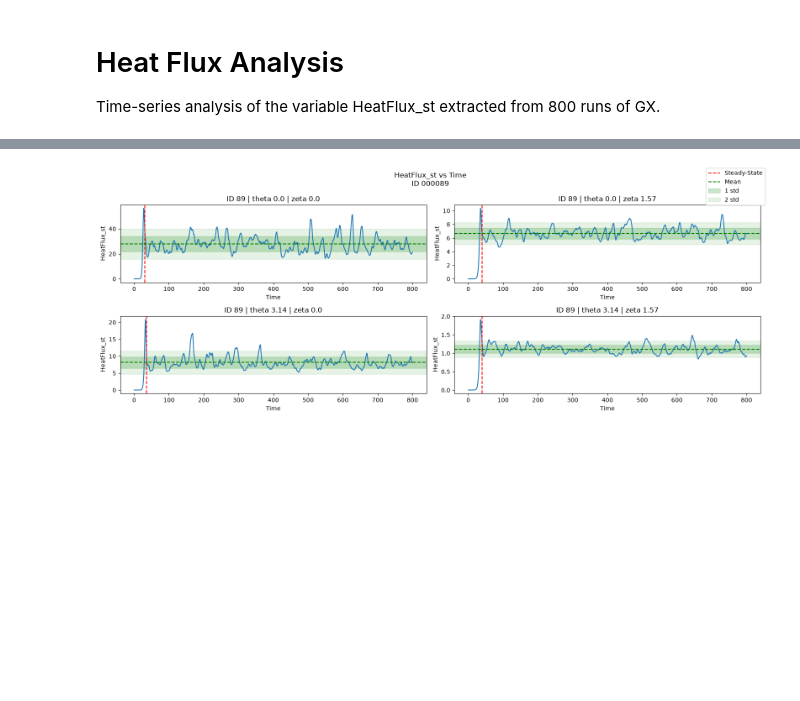
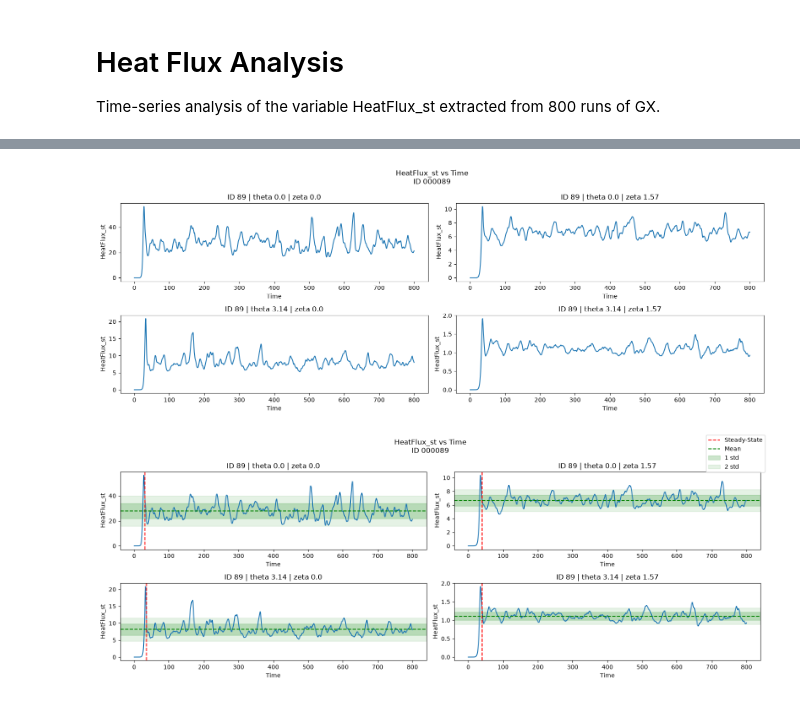
Before and after one commit to zgott06/pugs, a Jupyter notebook: examples/heatflux_analysis/heatflux_analysis.ipynb, the cells around one changed output, grey strips where cells are left out. Cells and saved outputs as stored; diff of their text form; code cells hidden in the pictures; blank space fills up the shorter version.

```diff
--- a/examples/heatflux_analysis/heatflux_analysis.ipynb
+++ b/examples/heatflux_analysis/heatflux_analysis.ipynb
@@ -73,3 +86,25 @@ df.head()
+# %%
+df = linreg_df
+
+fig, axes = plt.subplots(2, 2, figsize=(16,6))
+
+for i, ax in enumerate(axes.flatten()):
+    df_i = pugs.load_file(df.iloc[i]["file"], variable)
+    t = df_i["time"].to_numpy()
+    x = df_i[variable].to_numpy()
+
+    ax.plot(t, x)
+
+    ax.set_title(f"ID {df.iloc[i]['id']} | theta {df.iloc[i]['theta']} | zeta {df.iloc[i]['zeta']}")
+    ax.set_xlabel("Time")
+    ax.set_ylabel(variable)
+
+fig.suptitle(f"{variable} vs Time\nID {exp_id}")
+
+plt.tight_layout()
+plt.show()
+# %% [output]
+[figure, added]
 # %%
 fig, axes = plt.subplots(2, 2, figsize=(16,6))
 
```
Also changed, not shown: parts of 15 cells of this notebook, 8 other files.
